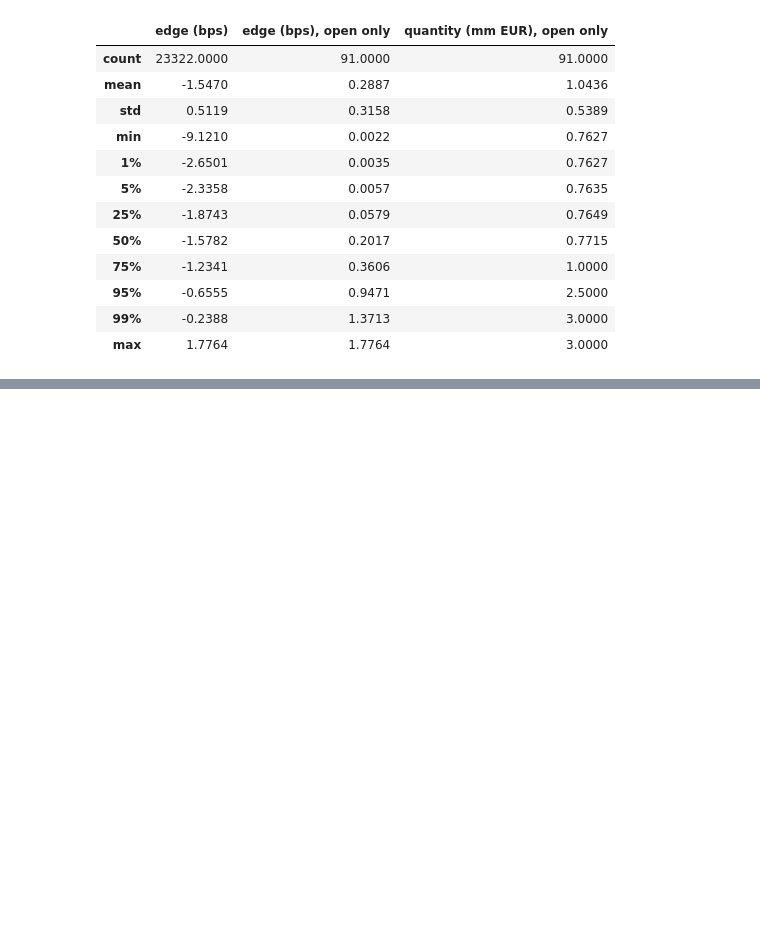
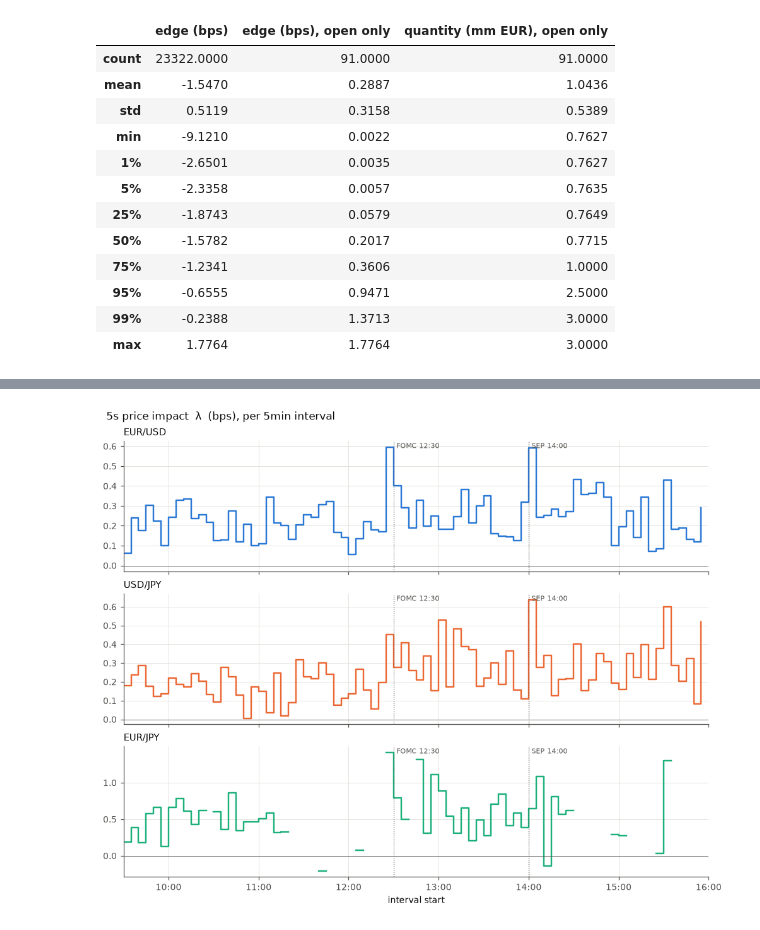
Before and after one commit to jack-duncan/230X-psets, a Jupyter notebook: ps1/notebooks/currencies.ipynb, the cells around one changed output, grey strips where cells are left out. Saved outputs shown, nothing was run; the diff lists cells and outputs as text; code cells hidden in the pictures; blank space fills up the shorter version.

```diff
--- a/ps1/notebooks/currencies.ipynb
+++ b/ps1/notebooks/currencies.ipynb
@@ -614 +601,5 @@ table.round(4)
+# %%
+plots.plot_liquidity(books, "lambda_bps", marks=_fomc, save="fx_lambda_bps_5min");
+# %% [output]
+[figure, added]
 # %% [markdown]
```
Also changed, not shown: parts of 16 cells of this notebook, 17 other files.
